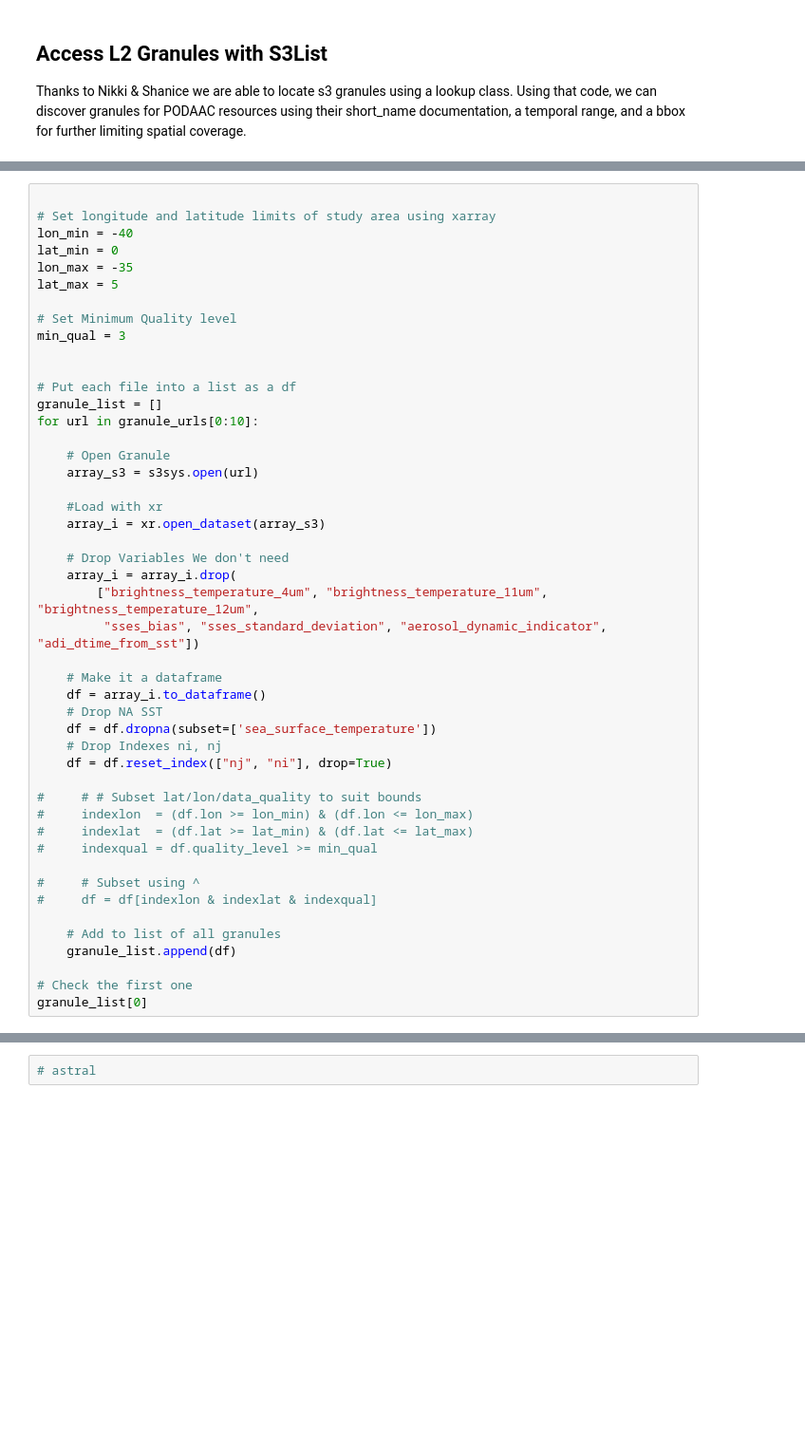
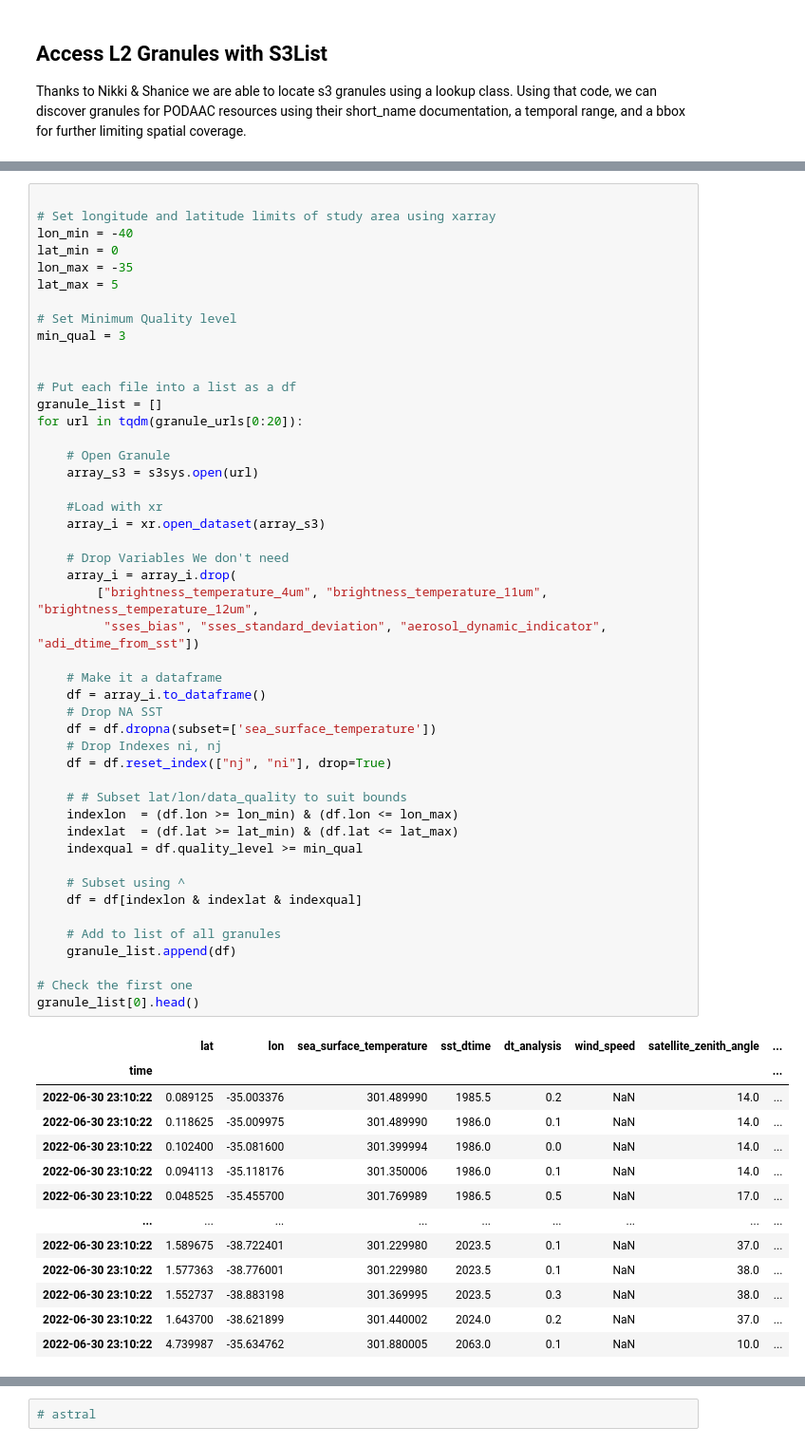
Before and after one commit to gridSST-hackathon/data-pre-processing, a Jupyter notebook: metop_preprocessing.ipynb, the cells around one changed output, grey strips where cells are left out. Shown: that part at 95% size. Saved outputs shown, nothing was run; the diff lists cells and outputs as text; blank space fills up the shorter version.

```diff
--- a/metop_preprocessing.ipynb
+++ b/metop_preprocessing.ipynb
@@ -105,38 +143,52 @@ lat_max = 5
 min_qual = 3
 
 
 # Put each file into a list as a df
 granule_list = []
-for url in granule_urls[0:10]:
+for url in tqdm(granule_urls[0:20]):
 
     # Open Granule
     array_s3 = s3sys.open(url)
 
     #Load with xr
     array_i = xr.open_dataset(array_s3)
 
     # Drop Variables We don't need
     array_i = array_i.drop(
         ["brightness_temperature_4um", "brightness_temperature_11um", "brightness_temperature_12um",
          "sses_bias", "sses_standard_deviation", "aerosol_dynamic_indicator", "adi_dtime_from_sst"])
 
     # Make it a dataframe
     df = array_i.to_dataframe()
     # Drop NA SST
     df = df.dropna(subset=['sea_surface_temperature'])
     # Drop Indexes ni, nj
     df = df.reset_index(["nj", "ni"], drop=True)
 
-#     # # Subset lat/lon/data_quality to suit bounds
-#     indexlon  = (df.lon >= lon_min) & (df.lon <= lon_max)
-#     indexlat  = (df.lat >= lat_min) & (df.lat <= lat_max)
-#     indexqual = df.quality_level >= min_qual
+    # # Subset lat/lon/data_quality to suit bounds
+    indexlon  = (df.lon >= lon_min) & (df.lon <= lon_max)
+    indexlat  = (df.lat >= lat_min) & (df.lat <= lat_max)
+    indexqual = df.quality_level >= min_qual
 
-#     # Subset using ^
-#     df = df[indexlon & indexlat & indexqual]
+    # Subset using ^
+    df = df[indexlon & indexlat & indexqual]
 
     # Add to list of all granules
     granule_list.append(df)
 
 # Check the first one
-granule_list[0]
+granule_list[0].head()
+# %% [output]
+|  | lat | lon | sea_surface_temperature | sst_dtime | dt_analysis | wind_speed | satellite_zenith_angle | ... |
+| time |  |  |  |  |  |  |  | ... |
+| 2022-06-30 23:10:22 | 0.089125 | -35.003376 | 301.489990 | 1985.5 | 0.2 | NaN | 14.0 | ... |
+| 2022-06-30 23:10:22 | 0.118625 | -35.009975 | 301.489990 | 1986.0 | 0.1 | NaN | 14.0 | ... |
+| 2022-06-30 23:10:22 | 0.102400 | -35.081600 | 301.399994 | 1986.0 | 0.0 | NaN | 14.0 | ... |
+| 2022-06-30 23:10:22 | 0.094113 | -35.118176 | 301.350006 | 1986.0 | 0.1 | NaN | 14.0 | ... |
+| 2022-06-30 23:10:22 | 0.048525 | -35.455700 | 301.769989 | 1986.5 | 0.5 | NaN | 17.0 | ... |
+| ... | ... | ... | ... | ... | ... | ... | ... | ... |
+| 2022-06-30 23:10:22 | 1.589675 | -38.722401 | 301.229980 | 2023.5 | 0.1 | NaN | 37.0 | ... |
+| 2022-06-30 23:10:22 | 1.577363 | -38.776001 | 301.229980 | 2023.5 | 0.1 | NaN | 38.0 | ... |
+| 2022-06-30 23:10:22 | 1.552737 | -38.883198 | 301.369995 | 2023.5 | 0.3 | NaN | 38.0 | ... |
+| 2022-06-30 23:10:22 | 1.643700 | -38.621899 | 301.440002 | 2024.0 | 0.2 | NaN | 37.0 | ... |
+| 2022-06-30 23:10:22 | 4.739987 | -35.634762 | 301.880005 | 2063.0 | 0.1 | NaN | 10.0 | ... |
```
Also changed, not shown: parts of 18 cells of this notebook, 1 other file.
